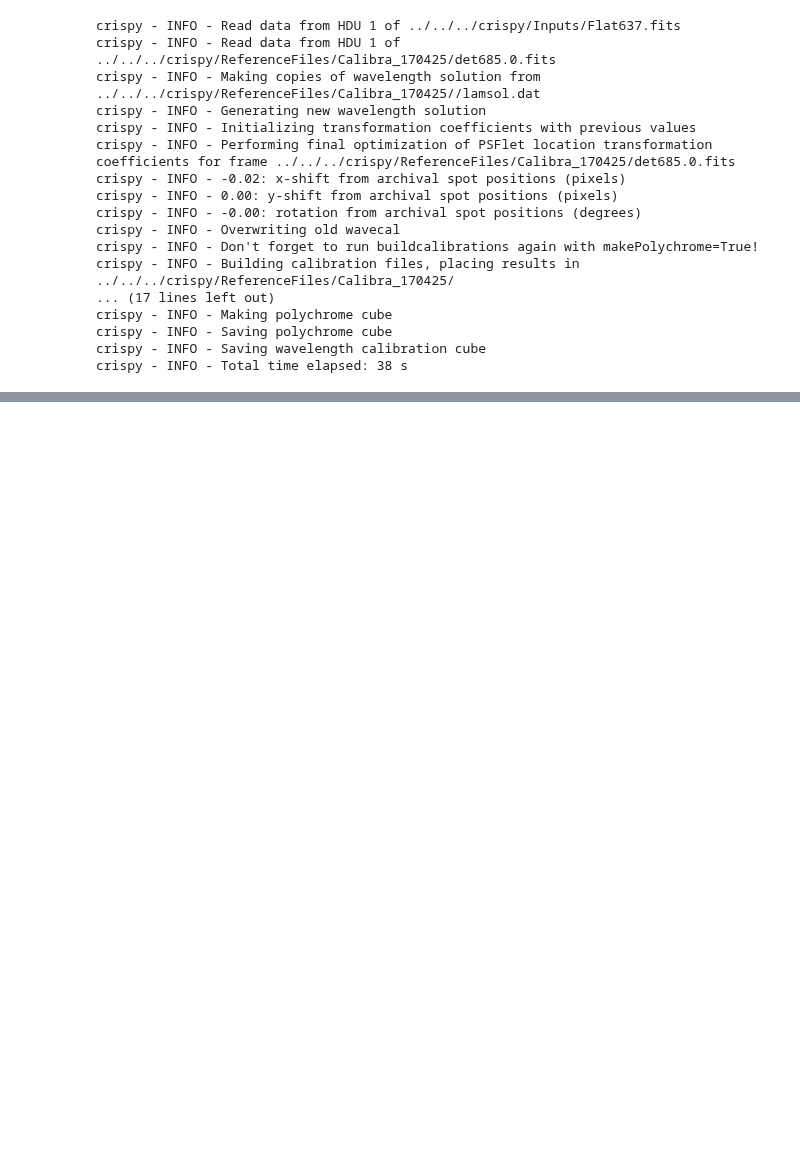
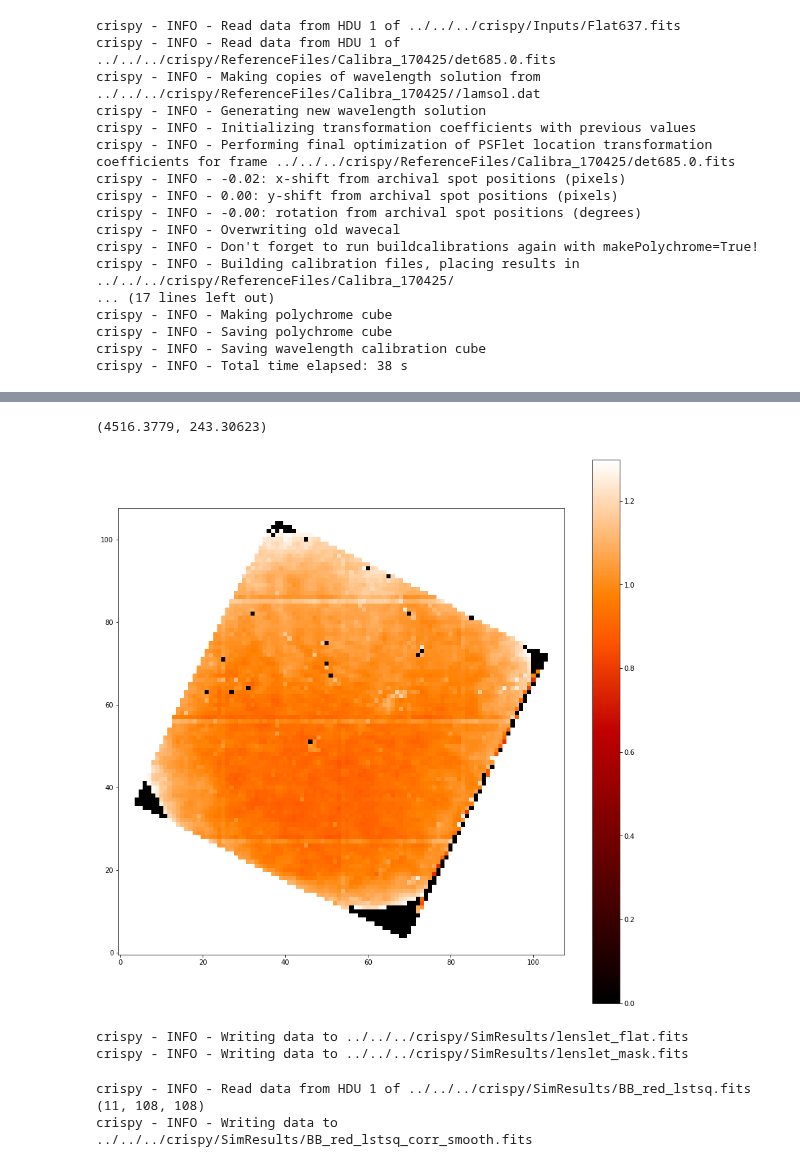
Before and after one commit to mjrfringes/crispy, a Jupyter notebook: docs/source/notebooks/PISCES_wavecalWithAverages.ipynb, the cells around one changed output, grey strips where cells are left out. Saved outputs shown, nothing was run; the diff lists cells and outputs as text; code cells hidden in the pictures; blank space fills up the shorter version.

```diff
--- a/docs/source/notebooks/PISCES_wavecalWithAverages.ipynb
+++ b/docs/source/notebooks/PISCES_wavecalWithAverages.ipynb
@@ -271,0 +308,47 @@ ValueError: operands could not be broadcast together with shapes (6,34) (6,0)
+# %%
+mask = (lenslet_flat.data!=0)
+
+x = np.arange(lenslet_flat.data.shape[0])
+med_n = np.median(x)
+x -= int(med_n)
+x, y = np.meshgrid(x, x)
+
+r = np.sqrt(x**2 + y**2)
+stdmask = mask*(r<20)
+sig = np.std(lenslet_flat.data[stdmask])
+ave = np.mean(lenslet_flat.data[stdmask])
+print(ave,sig)
+
+nsig = 5
+mask *= (lenslet_flat.data<ave+nsig*sig)*(lenslet_flat.data>ave-nsig*sig)
+
+fullave = np.mean(lenslet_flat.data[mask])
+norm_lenslet_flat = lenslet_flat.data/fullave
+norm_lenslet_flat[norm_lenslet_flat==0] = np.NaN
+
+plt.figure(figsize=(15,15))
+plt.imshow(1./norm_lenslet_flat*mask, cmap='gist_heat')
+plt.colorbar()
+plt.show()
+
+Image(data = 1./norm_lenslet_flat).write(par.exportDir+"/lenslet_flat.fits")
+Image(data = mask).write(par.exportDir+"/lenslet_mask.fits")
+# %% [output]
+(4516.3779, 243.30623)
+[figure, added]
+crispy - INFO - Writing data to ../../../crispy/SimResults/lenslet_flat.fits
+crispy - INFO - Writing data to ../../../crispy/SimResults/lenslet_mask.fits
+# %%
+from crispy.tools.reduction import _smoothandmask
+
+flatcube = Image(par.exportDir+"/BB_red_lstsq.fits")
+flatcube.data /= norm_lenslet_flat
+flatcube.ivar = np.ones(flatcube.data.shape)*mask[np.newaxis,:]
+print flatcube.data.shape
+flatcube.data*=mask
+_smoothandmask(flatcube,np.ones(mask.shape))
+flatcube.write(par.exportDir+"/BB_red_lstsq_corr_smooth.fits")
+# %% [output]
+crispy - INFO - Read data from HDU 1 of ../../../crispy/SimResults/BB_red_lstsq.fits
+(11, 108, 108)
+crispy - INFO - Writing data to ../../../crispy/SimResults/BB_red_lstsq_corr_smooth.fits
```
Also changed, not shown: parts of 6 cells of this notebook, 8 other files.
